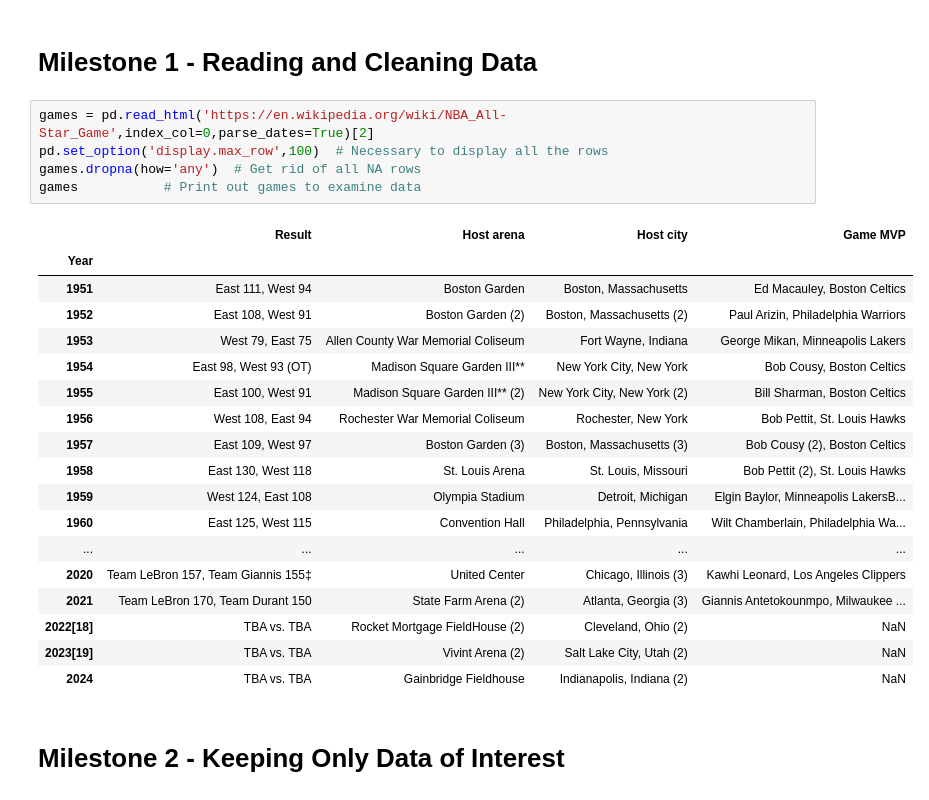
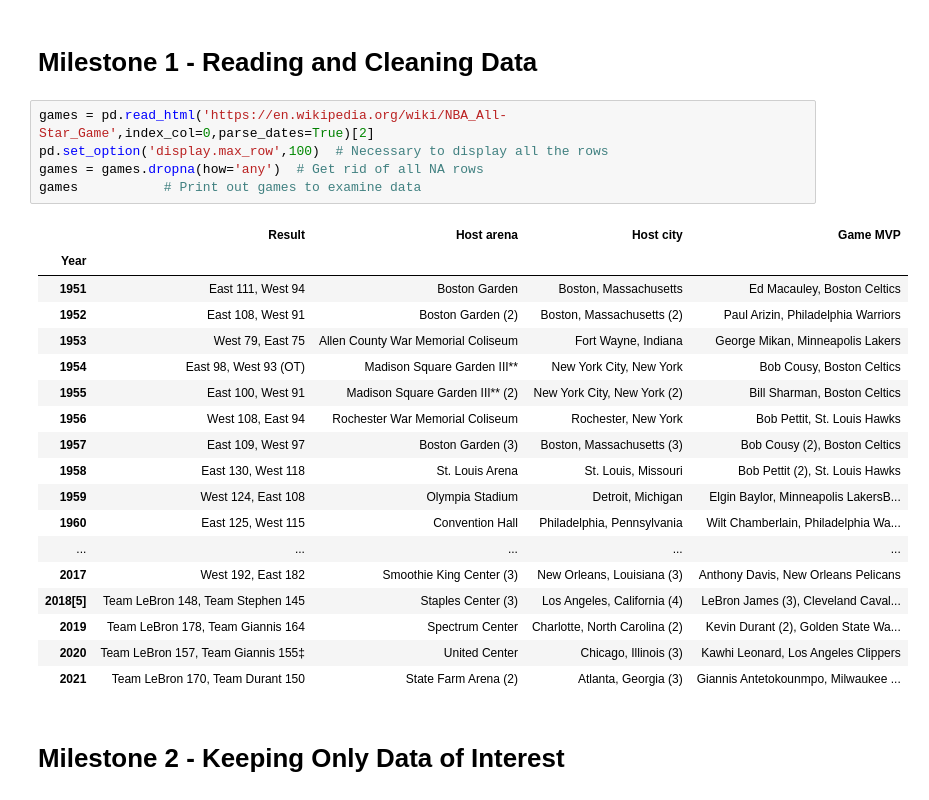
Before and after one commit to SSUKENIK/hello-world, a Jupyter notebook: clean_data.ipynb, the cells around one changed output. Cells and saved outputs as stored; diff of their text form.

```diff
--- a/clean_data.ipynb
+++ b/clean_data.ipynb
@@ -10,27 +10,27 @@ import re  # Needed for regular expression searching
 # %%
 games = pd.read_html('https://en.wikipedia.org/wiki/NBA_All-Star_Game',index_col=0,parse_dates=True)[2]
 pd.set_option('display.max_row',100)  # Necessary to display all the rows
-games.dropna(how='any')  # Get rid of all NA rows
+games = games.dropna(how='any')  # Get rid of all NA rows
 games           # Print out games to examine data
 # %% [output]
 |  | Result | Host arena | Host city | Game MVP |
 | Year |  |  |  |  |
 | 1951 | East 111, West 94 | Boston Garden | Boston, Massachusetts | Ed Macauley, Boston Celtics |
 | 1952 | East 108, West 91 | Boston Garden (2) | Boston, Massachusetts (2) | Paul Arizin, Philadelphia Warriors |
 | 1953 | West 79, East 75 | Allen County War Memorial Coliseum | Fort Wayne, Indiana | George Mikan, Minneapolis Lakers |
 | 1954 | East 98, West 93 (OT) | Madison Square Garden III** | New York City, New York | Bob Cousy, Boston Celtics |
 | 1955 | East 100, West 91 | Madison Square Garden III** (2) | New York City, New York (2) | Bill Sharman, Boston Celtics |
 | 1956 | West 108, East 94 | Rochester War Memorial Coliseum | Rochester, New York | Bob Pettit, St. Louis Hawks |
 | 1957 | East 109, West 97 | Boston Garden (3) | Boston, Massachusetts (3) | Bob Cousy (2), Boston Celtics |
 | 1958 | East 130, West 118 | St. Louis Arena | St. Louis, Missouri | Bob Pettit (2), St. Louis Hawks |
 | 1959 | West 124, East 108 | Olympia Stadium | Detroit, Michigan | Elgin Baylor, Minneapolis LakersB... |
 | 1960 | East 125, West 115 | Convention Hall | Philadelphia, Pennsylvania | Wilt Chamberlain, Philadelphia Wa... |
 | ... | ... | ... | ... | ... |
+| 2017 | West 192, East 182 | Smoothie King Center (3) | New Orleans, Louisiana (3) | Anthony Davis, New Orleans Pelicans |
+| 2018[5] | Team LeBron 148, Team Stephen 145 | Staples Center (3) | Los Angeles, California (4) | LeBron James (3), Cleveland Caval... |
+| 2019 | Team LeBron 178, Team Giannis 164 | Spectrum Center | Charlotte, North Carolina (2) | Kevin Durant (2), Golden State Wa... |
 | 2020 | Team LeBron 157, Team Giannis 155‡ | United Center | Chicago, Illinois (3) | Kawhi Leonard, Los Angeles Clippers |
 | 2021 | Team LeBron 170, Team Durant 150 | State Farm Arena (2) | Atlanta, Georgia (3) | Giannis Antetokounmpo, Milwaukee ... |
-| 2022[18] | TBA vs. TBA | Rocket Mortgage FieldHouse (2) | Cleveland, Ohio (2) | NaN |
-| 2023[19] | TBA vs. TBA | Vivint Arena (2) | Salt Lake City, Utah (2) | NaN |
-| 2024 | TBA vs. TBA | Gainbridge Fieldhouse | Indianapolis, Indiana (2) | NaN |
 # %% [markdown]
 # Milestone 2 - Keeping Only Data of Interest
 # %%
```
